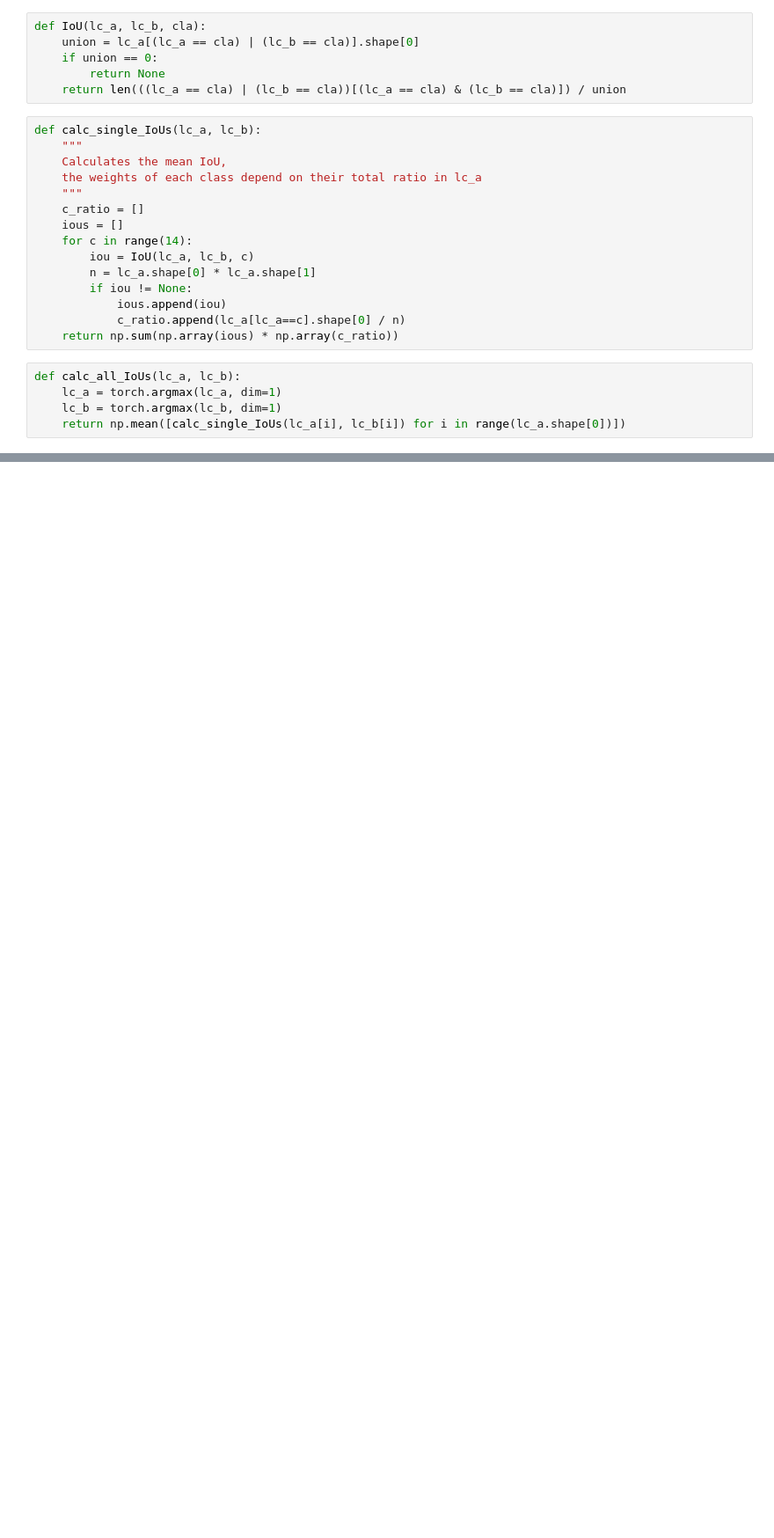
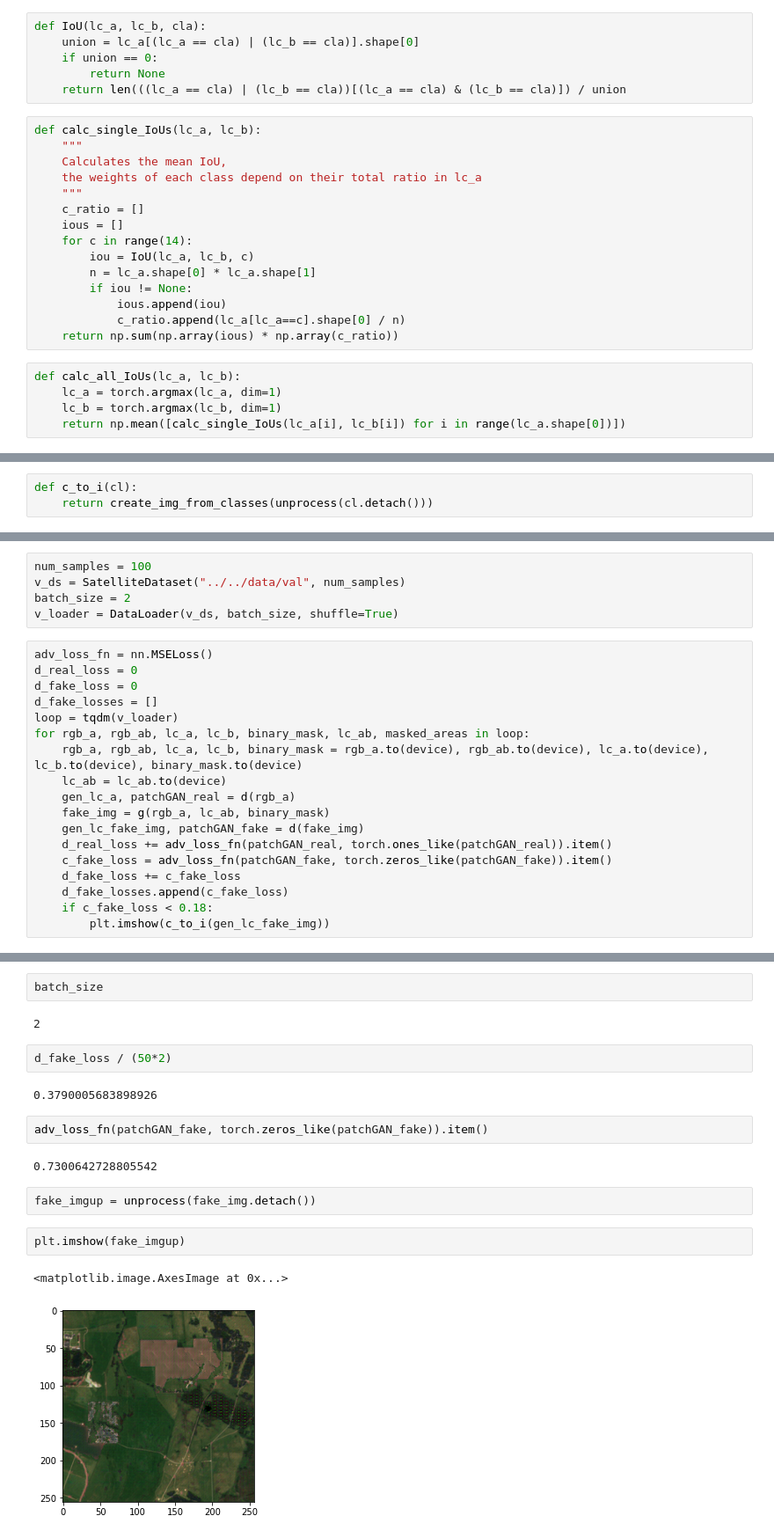
Before and after one commit to hugisveitti/thesis, a Jupyter notebook: code/model/test_losses.ipynb, the cells around one changed output, grey strips where cells are left out. Shown: that part at 88% size. Drawn from its saved outputs; the diff is of its cells as text; blank space fills up the shorter version.

```diff
--- a/code/model/test_losses.ipynb
+++ b/code/model/test_losses.ipynb
@@ -318,0 +195,3 @@ tensor([[[6, 6, 6,  ..., 2, 2, 2],
+# %%
+def c_to_i(cl):
+    return create_img_from_classes(unprocess(cl.detach()))
@@ -318,0 +200,23 @@ tensor([[[6, 6, 6,  ..., 2, 2, 2],
+# %%
+num_samples = 100
+v_ds = SatelliteDataset("../../data/val", num_samples)
+batch_size = 2
+v_loader = DataLoader(v_ds, batch_size, shuffle=True)
+# %%
+adv_loss_fn = nn.MSELoss()
+d_real_loss = 0
+d_fake_loss = 0
+d_fake_losses = []
+loop = tqdm(v_loader)
+for rgb_a, rgb_ab, lc_a, lc_b, binary_mask, lc_ab, masked_areas in loop:
+    rgb_a, rgb_ab, lc_a, lc_b, binary_mask = rgb_a.to(device), rgb_ab.to(device), lc_a.to(device), lc_b.to(device), binary_mask.to(device)
+    lc_ab = lc_ab.to(device)
+    gen_lc_a, patchGAN_real = d(rgb_a)
+    fake_img = g(rgb_a, lc_ab, binary_mask)
+    gen_lc_fake_img, patchGAN_fake = d(fake_img)
+    d_real_loss += adv_loss_fn(patchGAN_real, torch.ones_like(patchGAN_real)).item()
+    c_fake_loss = adv_loss_fn(patchGAN_fake, torch.zeros_like(patchGAN_fake)).item()
+    d_fake_loss += c_fake_loss
+    d_fake_losses.append(c_fake_loss)
+    if c_fake_loss < 0.18:
+        plt.imshow(c_to_i(gen_lc_fake_img))
@@ -318,0 +233,19 @@ tensor([[[6, 6, 6,  ..., 2, 2, 2],
+# %%
+batch_size
+# %% [output]
+2
+# %%
+d_fake_loss / (50*2)
+# %% [output]
+0.3790005683898926
+# %%
+adv_loss_fn(patchGAN_fake, torch.zeros_like(patchGAN_fake)).item()
+# %% [output]
+0.7300642728805542
+# %%
+fake_imgup = unprocess(fake_img.detach())
+# %%
+plt.imshow(fake_imgup)
+# %% [output]
+<matplotlib.image.AxesImage at 0x...>
+[figure, added]
```
Also changed, not shown: parts of 95 cells of this notebook, 6 other files.
